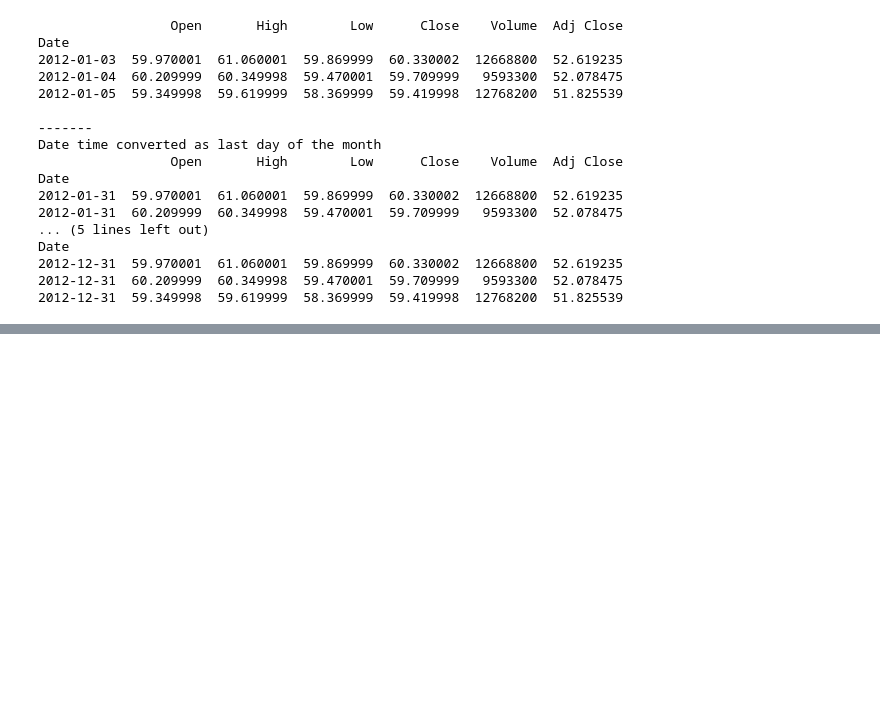
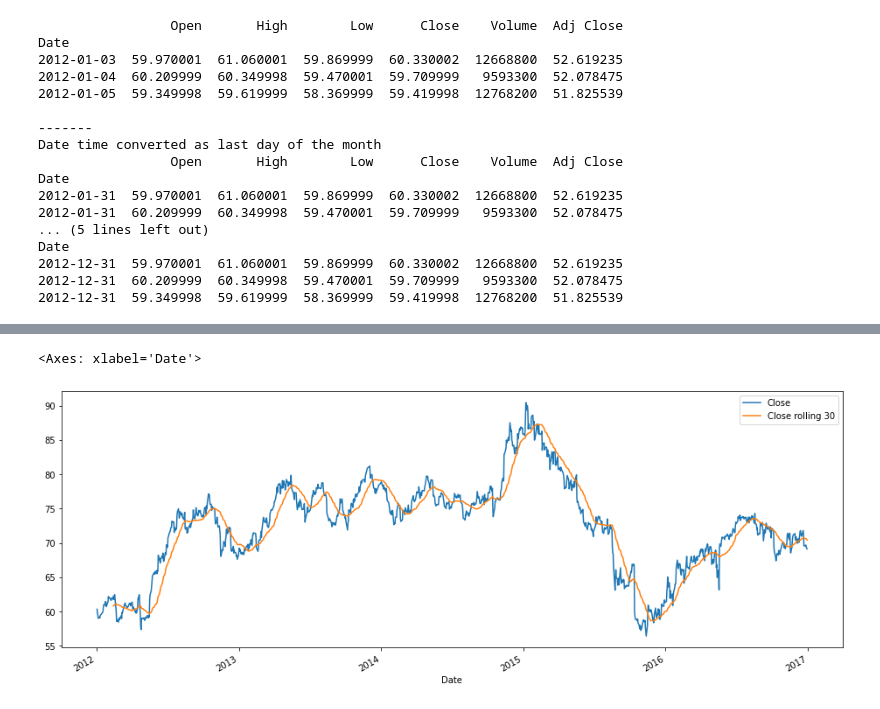
Before and after one commit to valeriog2023/udemy, a Jupyter notebook: Python_For_Financial_Analysis/07_pandas_date_time_index.ipynb, the cells around one changed output, grey strips where cells are left out. Cells and saved outputs as stored; diff of their text form; code cells hidden in the pictures; blank space fills up the shorter version.

```diff
--- a/Python_For_Financial_Analysis/07_pandas_date_time_index.ipynb
+++ b/Python_For_Financial_Analysis/07_pandas_date_time_index.ipynb
@@ -397,0 +441,8 @@ df['Open'].plot(figsize=(16,6))
+# %%
+#
+# we can add a legend if we start from the same df
+df['Close rolling 30'] = df['Close'].rolling(30).mean()
+df[['Close', 'Close rolling 30']].plot(figsize=(16,6))
+# %% [output]
+<Axes: xlabel='Date'>
+[figure, added]
```
Also changed, not shown: parts of 6 cells of this notebook.
